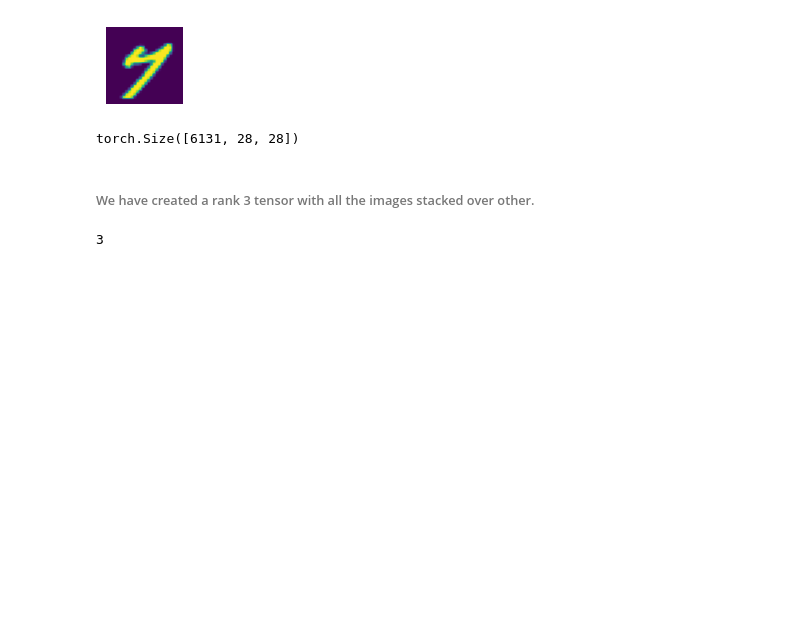
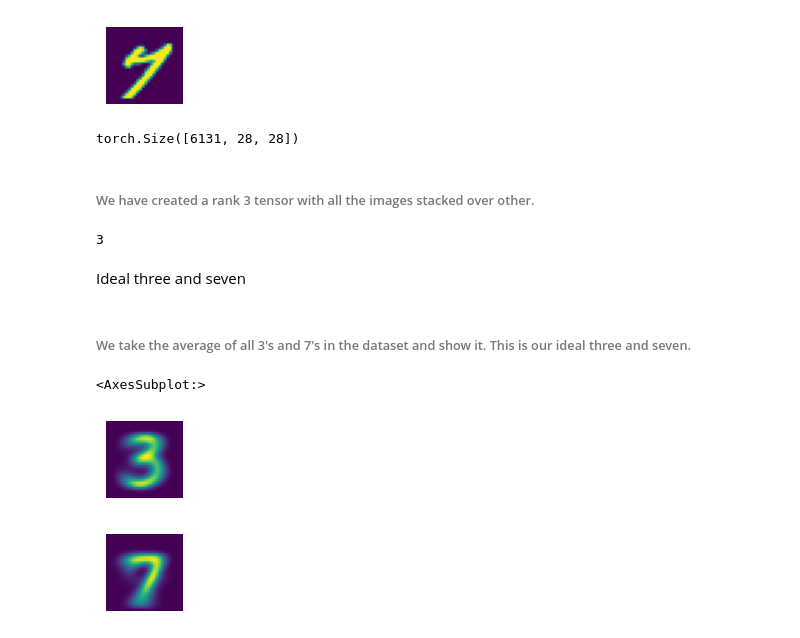
Before and after one commit to Arjun-G-Ravi/Basic-AI-Projects, a Jupyter notebook: MNISTClassification.ipynb, the cells around one changed output. Cells and saved outputs as stored; diff of their text form; code cells hidden in the pictures; blank space fills up the shorter version.

```diff
--- a/MNISTClassification.ipynb
+++ b/MNISTClassification.ipynb
@@ -87,3 +87,16 @@ torch.Size([6131, 28, 28])
 stacked_sevens.ndim # Rank
 # %% [output]
 3
+# %% [markdown]
+Ideal three and seven
+# %% [markdown]
+###### We take the average of all 3's and 7's in the dataset and show it. This is our ideal three and seven.
+# %%
+mean_3 = stacked_threes.mean(0)
+show_image(mean_3)
+mean_7 = stacked_sevens.mean(0)
+show_image(mean_7)
+# %% [output]
+<AxesSubplot:>
+[figure, added]
+[figure, added]
```
